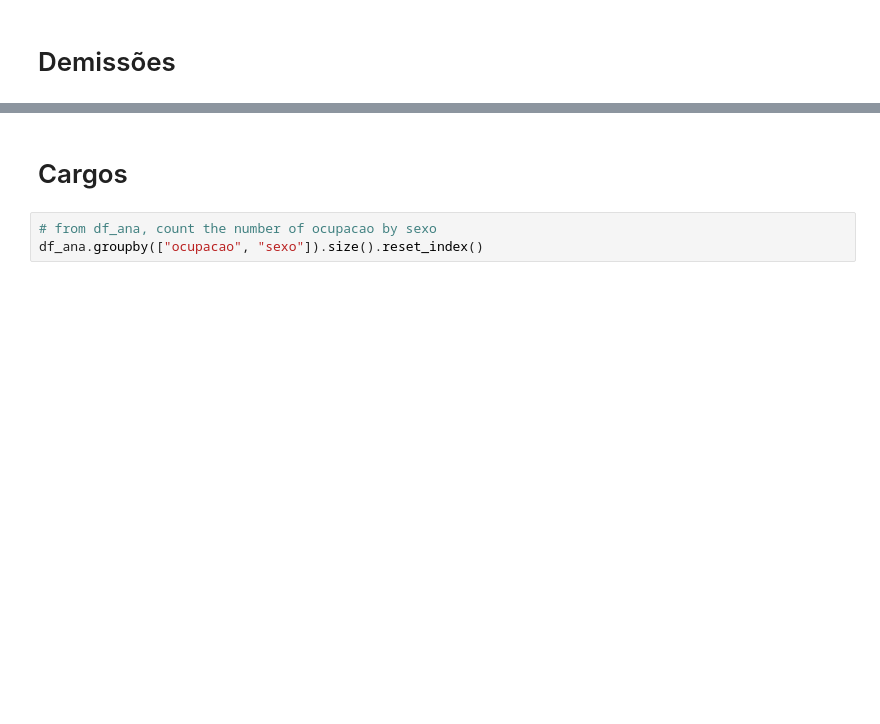
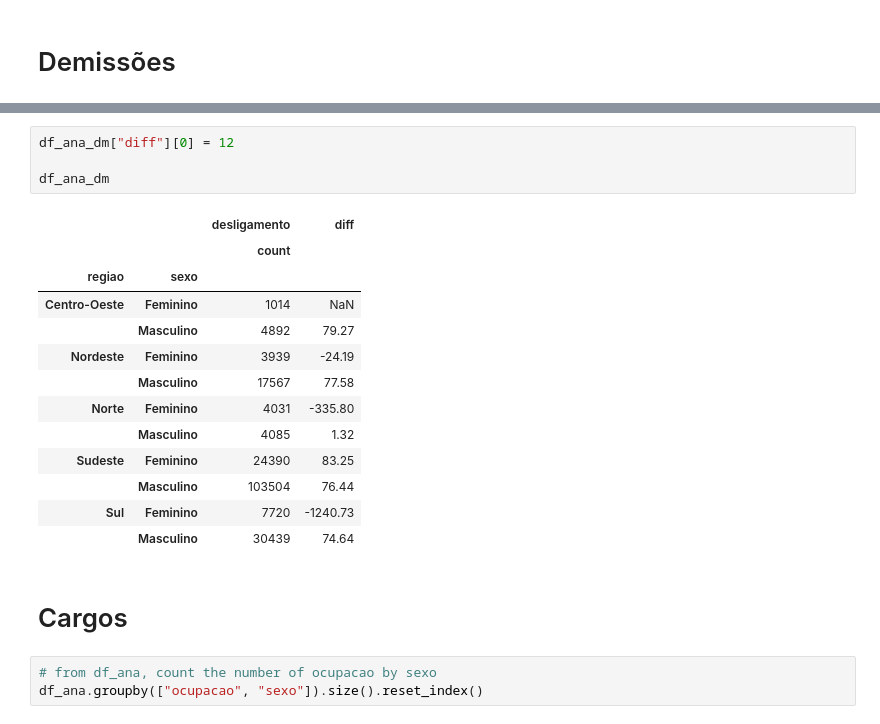
Before and after one commit to celiudos/unb_artigo_mineracao_dados, a Jupyter notebook: src/analise_profissionais_ti_genero.ipynb, the cells around one changed output, grey strips where cells are left out. Cells and saved outputs as stored; diff of their text form; blank space fills up the shorter version.

```diff
--- a/src/analise_profissionais_ti_genero.ipynb
+++ b/src/analise_profissionais_ti_genero.ipynb
@@ -154,3 +225,21 @@ df_ana_f
+# %%
+df_ana_dm["diff"][0] = 12
+
+df_ana_dm
+# %% [output]
+|  |  | desligamento | diff |
+|  |  | count |  |
+| regiao | sexo |  |  |
+| Centro-Oeste | Feminino | 1014 | NaN |
+|  | Masculino | 4892 | 79.27 |
+| Nordeste | Feminino | 3939 | -24.19 |
+|  | Masculino | 17567 | 77.58 |
+| Norte | Feminino | 4031 | -335.80 |
+|  | Masculino | 4085 | 1.32 |
+| Sudeste | Feminino | 24390 | 83.25 |
+|  | Masculino | 103504 | 76.44 |
+| Sul | Feminino | 7720 | -1240.73 |
+|  | Masculino | 30439 | 74.64 |
 # %% [markdown]
 # Cargos
 # %%
```
Also changed, not shown: parts of 7 cells of this notebook, 1 other file.
